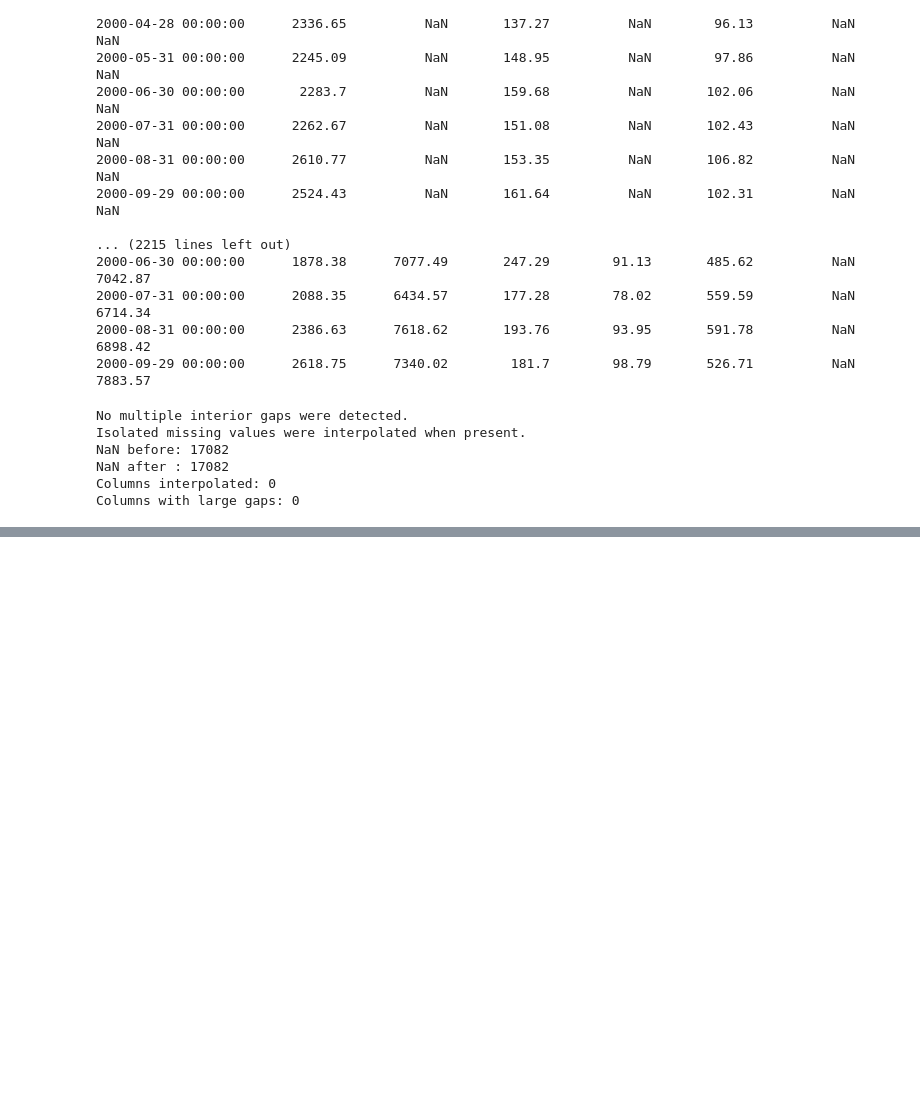
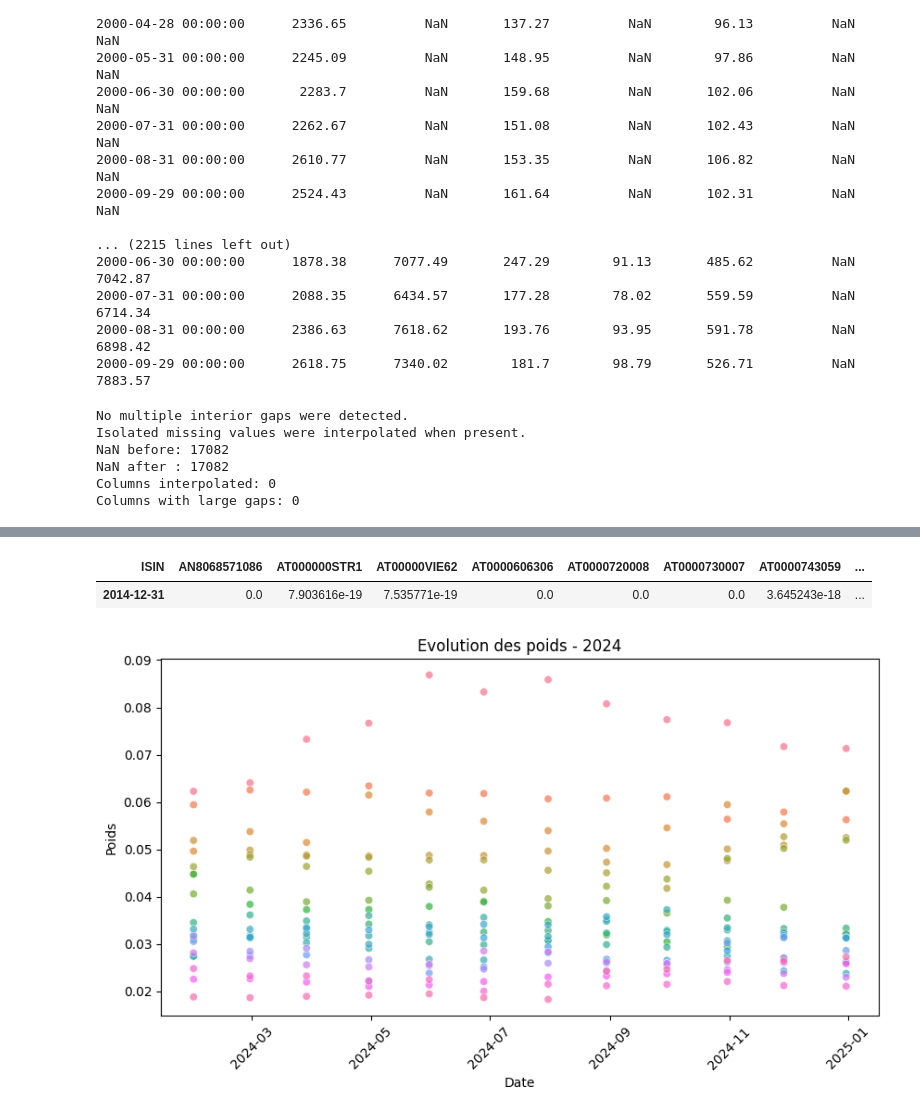
Before and after one commit to Dianebodenreider/SAAM, a Jupyter notebook: notebooks/saam_part1.ipynb, the cells around one changed output, grey strips where cells are left out. Saved outputs shown, nothing was run; the diff lists cells and outputs as text; code cells hidden in the pictures; blank space fills up the shorter version.

```diff
--- a/notebooks/saam_part1.ipynb
+++ b/notebooks/saam_part1.ipynb
@@ -512,13 +942,0 @@ def compute_portfolio_returns(weights: pd.Series, test_returns: pd.DataFrame) ->
-# %%
-mcap_monthly = mcap_monthly.sort_index()
-mcap_monthly = mcap_monthly.apply(pd.to_numeric, errors="coerce")
-mcap_monthly = mcap_monthly.dropna(axis=1, how="all")
-
-processed_windows, bankruptcy_events = process_bankruptcy_in_windows(windows)
-
-mvp_weights = compute_mvp_weights_by_year(
-    processed_windows=processed_windows,
-    mcap_monthly=mcap_monthly,
-    top_n=300,
-    max_zero_ratio=0.5
-)
@@ -524,0 +1103,3 @@ mvp_weights = compute_mvp_weights_by_year(
+# %%
+processed_windows, bankruptcy_dict = process_bankruptcy_in_windows(windows)
+optimal_weights_by_year = compute_optimal_weights(processed_windows)
@@ -524,0 +1311,44 @@ mvp_weights = compute_mvp_weights_by_year(
+# %%
+year = "2014" if "2014" in updated_weights else 2014
+display(updated_weights[year].tail(1))
+# %% [output]
+| ISIN | AN8068571086 | AT000000STR1 | AT00000VIE62 | AT0000606306 | AT0000720008 | AT0000730007 | AT0000743059 | ... |
+| 2014-12-31 | 0.0 | 7.903616e-19 | 7.535771e-19 | 0.0 | 0.0 | 0.0 | 3.645243e-18 | ... |
+# %%
+import matplotlib.pyplot as plt
+
+year = "2024" if "2024" in updated_weights else 2024
+df = updated_weights[year].copy()
+
+# Option : garder seulement les actifs les plus importants (sinon trop chargé)
+top_assets = df.mean().nlargest(20).index
+df = df[top_assets]
+
+# Transformer en format long (important pour seaborn)
+df_long = df.reset_index().melt(id_vars=df.index.name or "index",
+                               var_name="asset",
+                               value_name="weight")
+
+# Renommer la colonne date proprement
+df_long = df_long.rename(columns={df.index.name or "index": "date"})
+
+plt.figure(figsize=(10,5))
+
+import seaborn as sns
+sns.scatterplot(
+    data=df_long,
+    x="date",
+    y="weight",
+    hue="asset",
+    legend=False,   # comme ton graphique
+    alpha=0.7
+)
+
+plt.title("Evolution des poids - 2024")
+plt.xlabel("Date")
+plt.ylabel("Poids")
+plt.xticks(rotation=45)
+
+plt.show()
+# %% [output]
+[figure, added]
```
Also changed, not shown: parts of 23 cells of this notebook.
